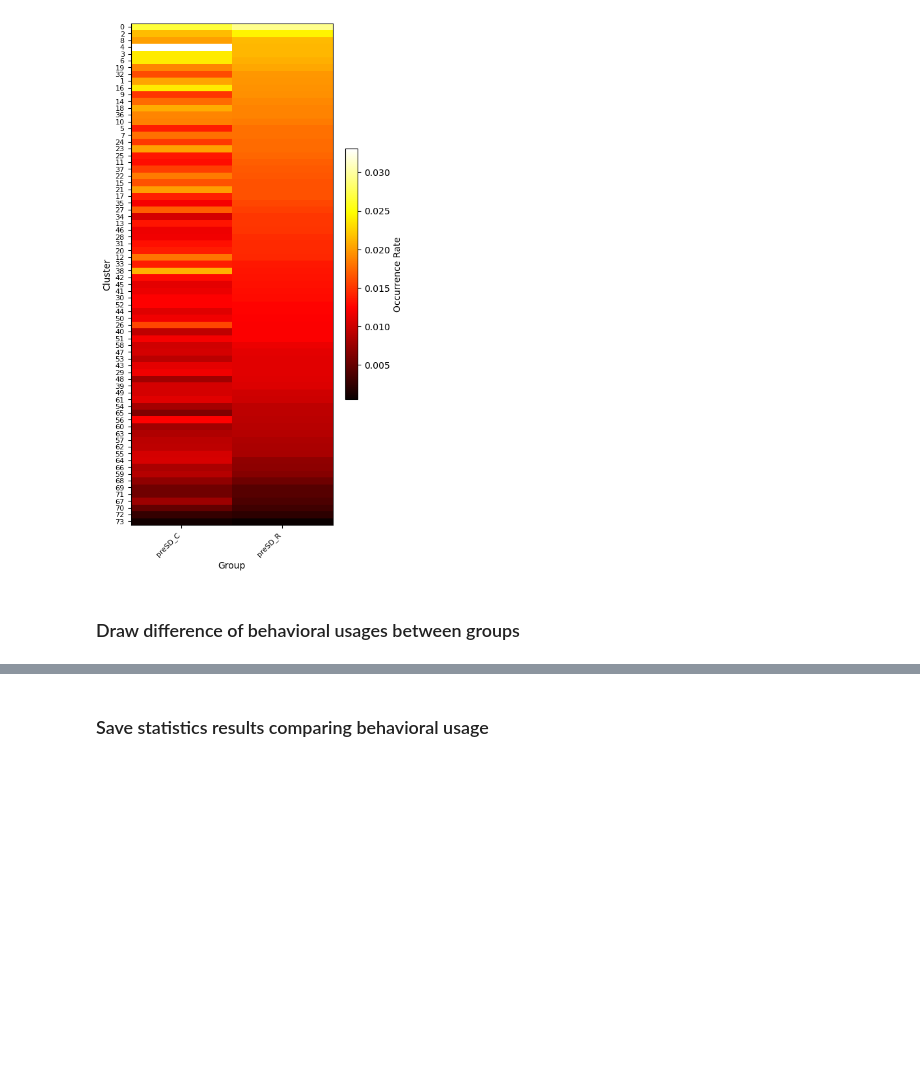
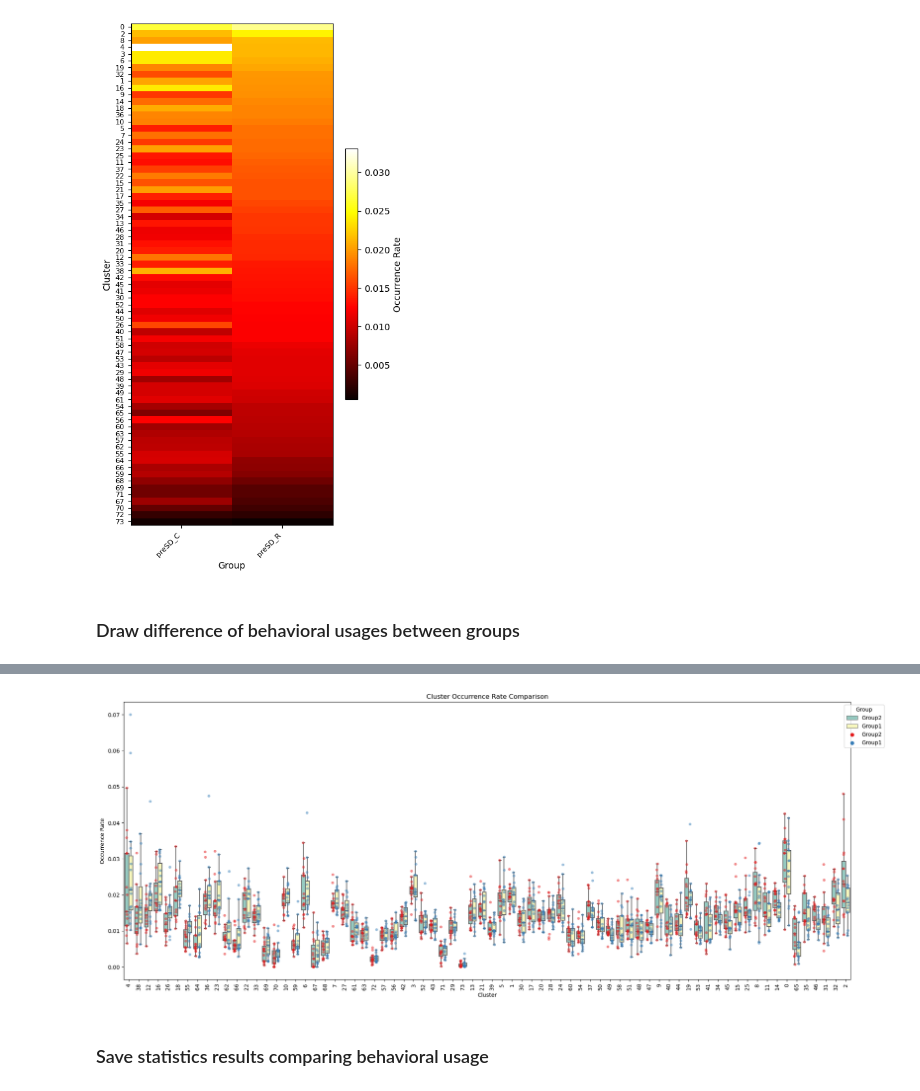
Before and after one commit to junesu0707/after_subtle, a Jupyter notebook: after_subtle_SDSBD.ipynb, the cells around one changed output, grey strips where cells are left out. Saved outputs shown, nothing was run; the diff lists cells and outputs as text; code cells hidden in the pictures; blank space fills up the shorter version.

```diff
--- a/after_subtle_SDSBD.ipynb
+++ b/after_subtle_SDSBD.ipynb
@@ -305,3 +304,60 @@ plt.show()
+# %%
+# Plot box-whisker plot
+
+import pandas as pd
+import matplotlib.pyplot as plt
+import seaborn as sns
+# sorted_indices를 기준으로 DataFrame의 순서를 재조정하는 함수
+def reorder_dataframe(df, sorted_indices, cluster_label='index'):
+    # sorted_indices에 따라 순서를 재조정
+    order_dict = {cluster: order for order, cluster in enumerate(sorted_indices)}
+    # 'index' 컬럼에 새로운 순서를 매핑하여 'sorted_order' 컬럼 생성
+    df['sorted_order'] = df[cluster_label].map(order_dict)
+    # 'sorted_order'에 따라 DataFrame 정렬
+    df_sorted = df.sort_values(by='sorted_order')
+    return df_sorted
+
+# 두 DataFrame을 긴 형식으로 변환
+melted1 = cluster_counts1.reset_index().melt(id_vars='index', var_name='file', value_name='occurrence_rate')
+melted1['group'] = group1
+
+melted2 = cluster_counts2.reset_index().melt(id_vars='index', var_name='file', value_name='occurrence_rate')
+melted2['group'] = group2
+
+# 두 DataFrame을 합치기
+combined_melted = pd.concat([melted1, melted2])
+
+# 각 DataFrame의 'index'를 sorted_indices에 따라 재배열
+combined_melted_sorted = reorder_dataframe(combined_melted, sorted_indices)
+
+# Plot의 크기를 더 크게 설정하여 가로 길이를 늘립니다.
+plt.figure(figsize=(20, 8))  # 가로 길이를 20으로 늘림
+
+# Boxplot을 그립니다. dodge 값을 True로 설정하여 그룹 간 간격을 조정합니다.
+sns.boxplot(x='sorted_order', y='occurrence_rate', hue='group', data=combined_melted_sorted, palette='Set3', showfliers=False, dodge=True)
+
+# Stripplot을 그립니다. dodge 값을 True로 설정하여 그룹 간 간격을 조정합니다.
+sns.stripplot(x='sorted_order', y='occurrence_rate', hue='group', data=combined_melted_sorted, palette='Set1', dodge=True, alpha=0.5, jitter=True)
+
+plt.title('Cluster Occurrence Rate Comparison')
+plt.xlabel('Cluster')
+plt.ylabel('Occurrence Rate')
+
+# 라벨의 겹침을 방지하기 위해 rotation 값을 조정합니다.
+plt.xticks(range(len(sorted_indices)), labels=sorted_indices, rotation=90)  # x축 라벨을 세로로 배치
+
+plt.legend(title='Group', loc='upper right', bbox_to_anchor=(1.05, 1))  # 범례 위치 조정
+
+plt.tight_layout()  # Plot의 레이아웃을 자동으로 조정
+
+# Save the figure
+filename_save = cluster_name + '_box_whisker_' + group1 + ',' + group2
+plt.savefig(os.path.join(SAVE_DIR, filename_save +'.pdf'), transparent=True, dpi=300)
+plt.savefig(os.path.join(SAVE_DIR, filename_save +'.png'), transparent=False, dpi=300)
+
+plt.show()
+# %% [output]
+[figure, added]
 # %% [markdown]
 ### Save statistics results comparing behavioral usage
 # %%
```
Also changed, not shown: parts of 3 cells of this notebook.
